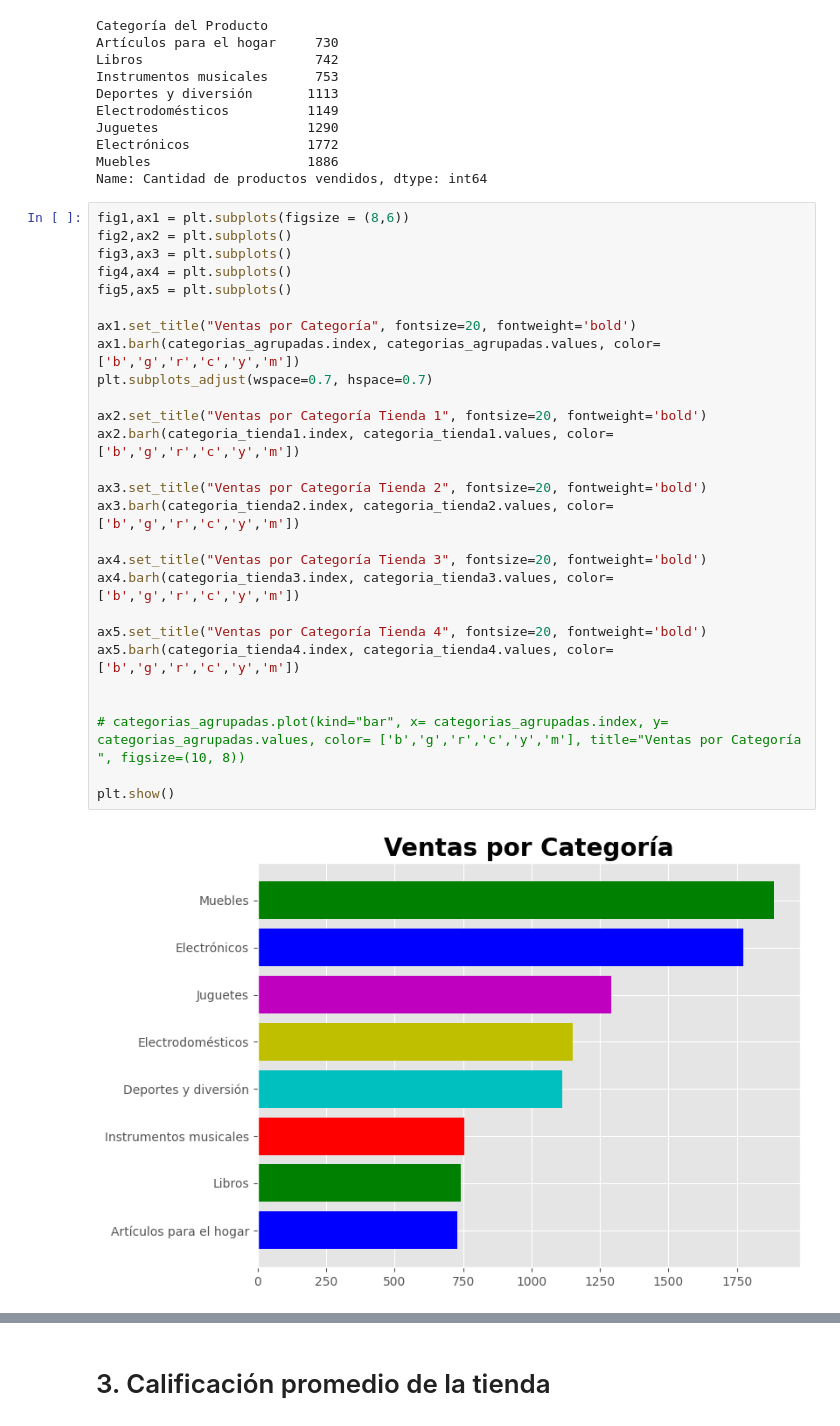
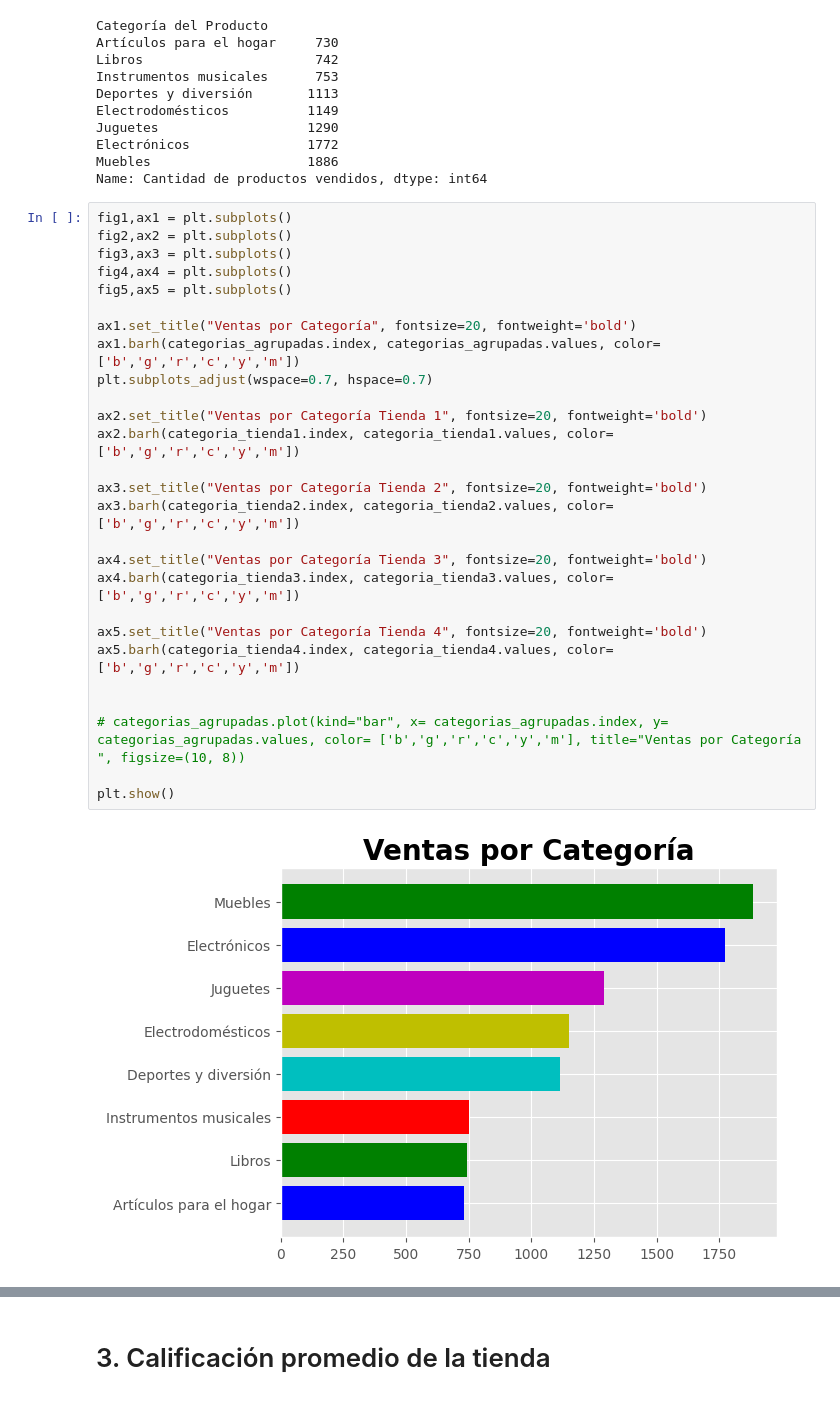
Before and after one commit to Andres-Argotty/challenge1-data-science-latam, a Jupyter notebook: AluraStoreLatam.ipynb, the cells around one changed output, grey strips where cells are left out. Drawn from its saved outputs; the diff is of its cells as text.

```diff
--- a/AluraStoreLatam.ipynb
+++ b/AluraStoreLatam.ipynb
@@ -125,34 +125,34 @@ Electrónicos               1772
 Muebles                    1886
 Name: Cantidad de productos vendidos, dtype: int64
 # %%
-fig1,ax1 = plt.subplots(figsize = (8,6))
+fig1,ax1 = plt.subplots()
 fig2,ax2 = plt.subplots()
 fig3,ax3 = plt.subplots()
 fig4,ax4 = plt.subplots()
 fig5,ax5 = plt.subplots()
 
 ax1.set_title("Ventas por Categoría", fontsize=20, fontweight='bold')
 ax1.barh(categorias_agrupadas.index, categorias_agrupadas.values, color= ['b','g','r','c','y','m'])
 plt.subplots_adjust(wspace=0.7, hspace=0.7)
 
 ax2.set_title("Ventas por Categoría Tienda 1", fontsize=20, fontweight='bold')
 ax2.barh(categoria_tienda1.index, categoria_tienda1.values, color= ['b','g','r','c','y','m'])
 
 ax3.set_title("Ventas por Categoría Tienda 2", fontsize=20, fontweight='bold')
 ax3.barh(categoria_tienda2.index, categoria_tienda2.values, color= ['b','g','r','c','y','m'])
 
 ax4.set_title("Ventas por Categoría Tienda 3", fontsize=20, fontweight='bold')
 ax4.barh(categoria_tienda3.index, categoria_tienda3.values, color= ['b','g','r','c','y','m'])
 
 ax5.set_title("Ventas por Categoría Tienda 4", fontsize=20, fontweight='bold')
 ax5.barh(categoria_tienda4.index, categoria_tienda4.values, color= ['b','g','r','c','y','m'])
 
 
 # categorias_agrupadas.plot(kind="bar", x= categorias_agrupadas.index, y= categorias_agrupadas.values, color= ['b','g','r','c','y','m'], title="Ventas por Categoría ", figsize=(10, 8))
 
 plt.show()
 # %% [output]
-[figure, old version]
+[figure, new version]
 [figure]
 [figure]
 [figure]
```
Also changed, not shown: parts of 6 cells of this notebook.
